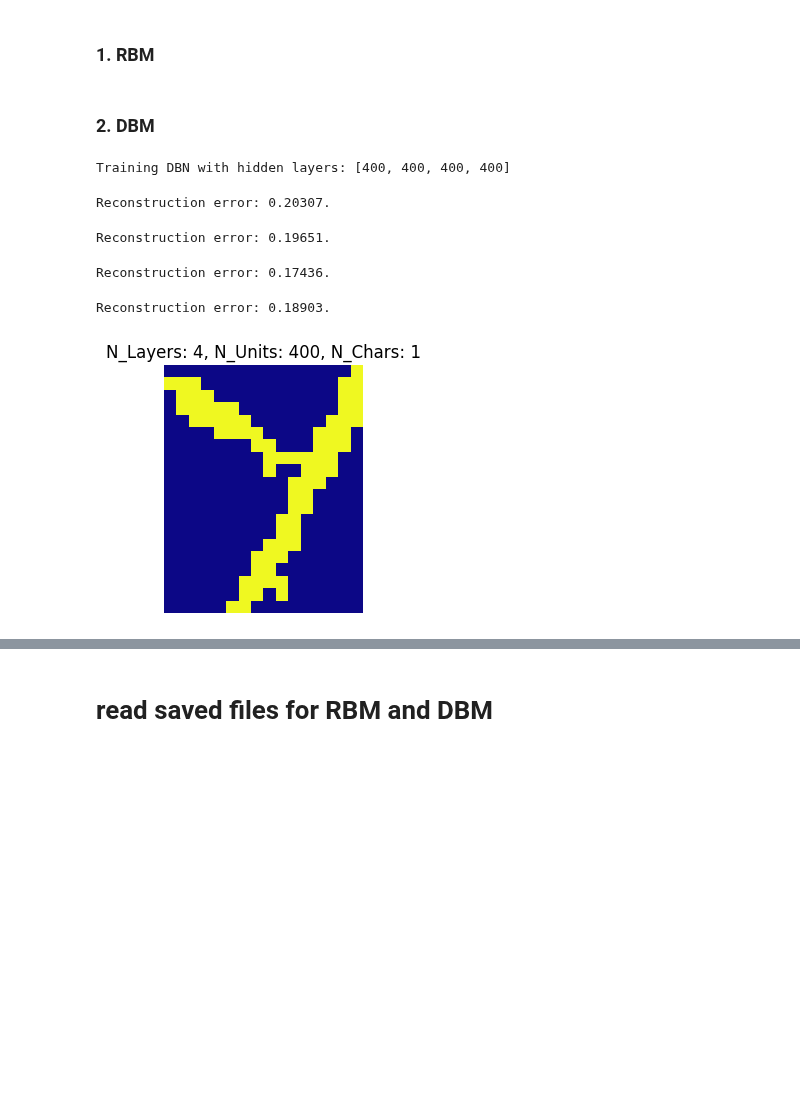
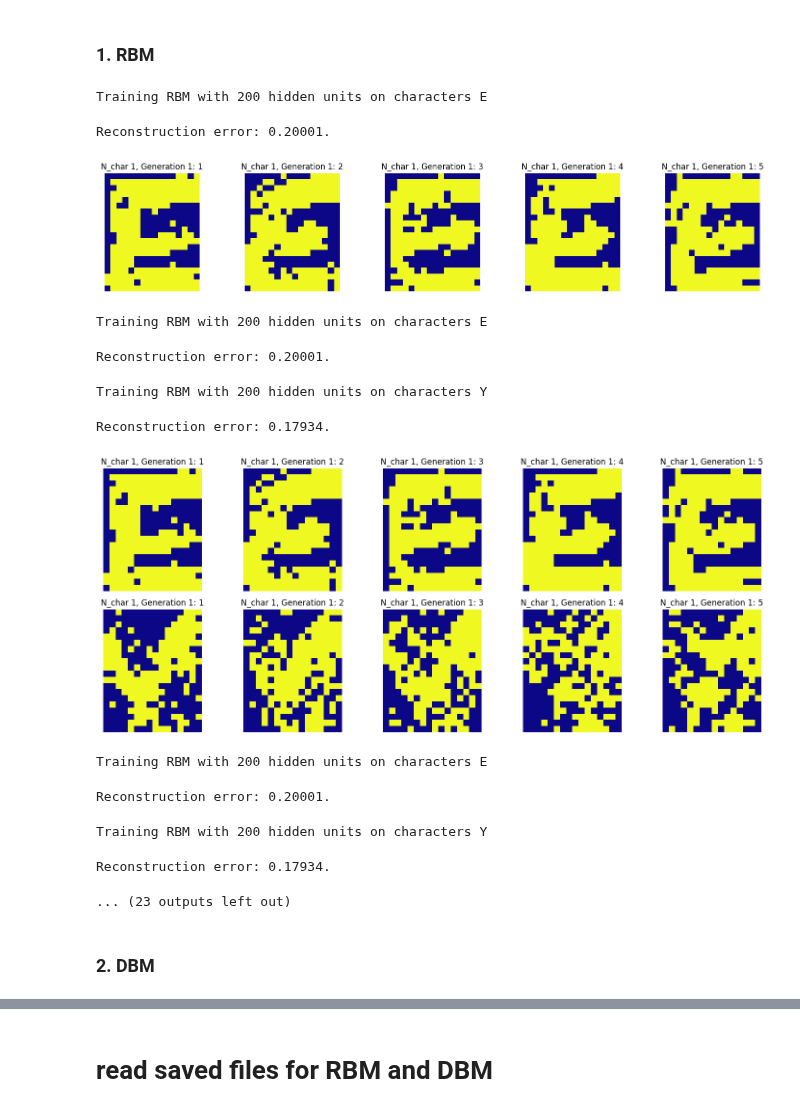
Before and after one commit to Yedson54/DeepLearning2-Project-M2DS, a Jupyter notebook: notebook/experiments_ALPHA_DIGITS.ipynb, the cells around one changed output, grey strips where cells are left out. Saved outputs shown, nothing was run; the diff lists cells and outputs as text; code cells hidden in the pictures; blank space fills up the shorter version.

Commit message:
feat: creation of a notebook for experiments on alpha digits

```diff
--- a/notebook/experiments_ALPHA_DIGITS.ipynb
+++ b/notebook/experiments_ALPHA_DIGITS.ipynb
@@ -363,3 +0,0 @@ class RBM:
-# %%
-# Load the alpha_digit data
-data = read_alpha_digit(file_path=ALPHA_DIGIT_PATH, characters=['Z'])
@@ -515,12 +0,0 @@ print(dbn[1:3])
-# %%
-# # Generate images
-generated_images = dbn.generate_image(n_samples=5, n_gibbs_steps=1)
-
-# Display generated images
-fig, axes = plt.subplots(nrows=1, ncols=5, figsize=(12, 4))
-for i in range(5):
-    axes[i].imshow(generated_images[i].reshape(20, 16), cmap='gray')
-    axes[i].set_title(f"Image {i+1}")
-    axes[i].axis('off')
-plt.tight_layout()
-plt.show()
@@ -663,15 +0,0 @@ class DNN(DBN):
-# %%
-n_visible=data.shape[1]
-hidden_layer_sizes = [100, 50, 25]
-output_dim = 20
-
-dnn = DNN(input_dim=n_visible, hidden_layer_sizes=hidden_layer_sizes, output_dim=output_dim, random_state=42)
-# keep last RBM's weights for further test.
-weights = dnn[-1].W
-
-dnn.train(data, learning_rate=0.1, n_epochs=10, batch_size=10)
-
-# Check that the last RBM has not been trained.
-np.testing.assert_equal (dnn[-1].a, 0) # visible bias
-np.testing.assert_equal (dnn[-1].b, 0) # hidden bias
-np.testing.assert_equal (dnn[-1].W, weights) # weights
@@ -751,7 +70,7 @@ def run_rbm_experiment(hidden_units_sizes, n_epochs=100, character_sets=[['A', '
     plt.show()
 # %%
 hidden_units_sizes = [100, 200, 300, 400, 500, 600, 700]
-run_rbm_experiment(hidden_units_sizes, n_epochs=1000, character_sets=['Y'])
+run_rbm_experiment(hidden_units_sizes, n_epochs=2, character_sets=['Y'])
 # %%
 run_rbm_experiment(hidden_units_sizes, n_epochs=1000, character_sets=['Y'])
 # %% [markdown]
@@ -813,12 +171,25 @@ run_experiment(configurations, n_epochs=1000, characters=['Y'])
 # %%
 # configuration = 2 layer with 200 units each
-configurations_fixe = generate_symmetric_configurations(min_layers = 2, max_layers = 2, min_neurons = 200, max_neurons = 200, step_neurons = 100)
-
-run_experiment(configurations_fixe, n_epochs=2, characters = ['Y'])
-run_experiment(configurations_fixe, n_epochs=2, characters = ['E', 'Y'])
-run_experiment(configurations_fixe, n_epochs=2, characters = ['E', 'Y', '2'])
-run_experiment(configurations_fixe, n_epochs=2, characters = ['E', 'Y', 'G', '2'])
-run_experiment(configurations_fixe, n_epochs=2, characters=['E', 'Y', 'G', '2', '7'])
+configurations_fixe = [200]
+run_rbm_experiment(configurations_fixe, n_epochs=500, character_sets = ['E'])
+run_rbm_experiment(configurations_fixe, n_epochs=500, character_sets = ['E', 'Y'])
+run_rbm_experiment(configurations_fixe, n_epochs=500, character_sets = ['E', 'Y', '2'])
+run_rbm_experiment(configurations_fixe, n_epochs=500, character_sets = ['E', 'Y', 'A', '2'])
+run_rbm_experiment(configurations_fixe, n_epochs=500, character_sets=['E', 'Y', 'A', '2', '7'])
+# %% [output]
+Training RBM with 200 hidden units on characters E
+Reconstruction error: 0.20001.
+[figure, added]
+Training RBM with 200 hidden units on characters E
+Reconstruction error: 0.20001.
+Training RBM with 200 hidden units on characters Y
+Reconstruction error: 0.17934.
+[figure, added]
+Training RBM with 200 hidden units on characters E
+Reconstruction error: 0.20001.
+Training RBM with 200 hidden units on characters Y
+Reconstruction error: 0.17934.
+... (23 outputs left out)
 # %%
 # Exemple d'utilisation
 hidden_units_sizes = [100, 200, 300, 400, 500, 600, 700]
@@ -874,11 +249,4 @@ def run_experiment(hidden_layers_sizes, n_epochs=100, characters=['A', 'B', '1',
 # %%
 # Exemple d'utilisation avec des configurations générées
 configurations = generate_symmetric_configurations(min_layers = 4, max_layers = 4, min_neurons = 400, max_neurons = 400, step_neurons = 100)
-run_experiment(configurations, n_epochs=1000, characters=['Y'])
+run_dbm_experiment(configurations, n_epochs=1000, characters=['Y', 'A'])
-# %% [output]
-Training DBN with hidden layers: [400, 400, 400, 400]
-Reconstruction error: 0.20307.
-Reconstruction error: 0.19651.
-Reconstruction error: 0.17436.
-Reconstruction error: 0.18903.
-[figure, removed]
```
Also changed, not shown: parts of 37 cells of this notebook, 8 other files.
